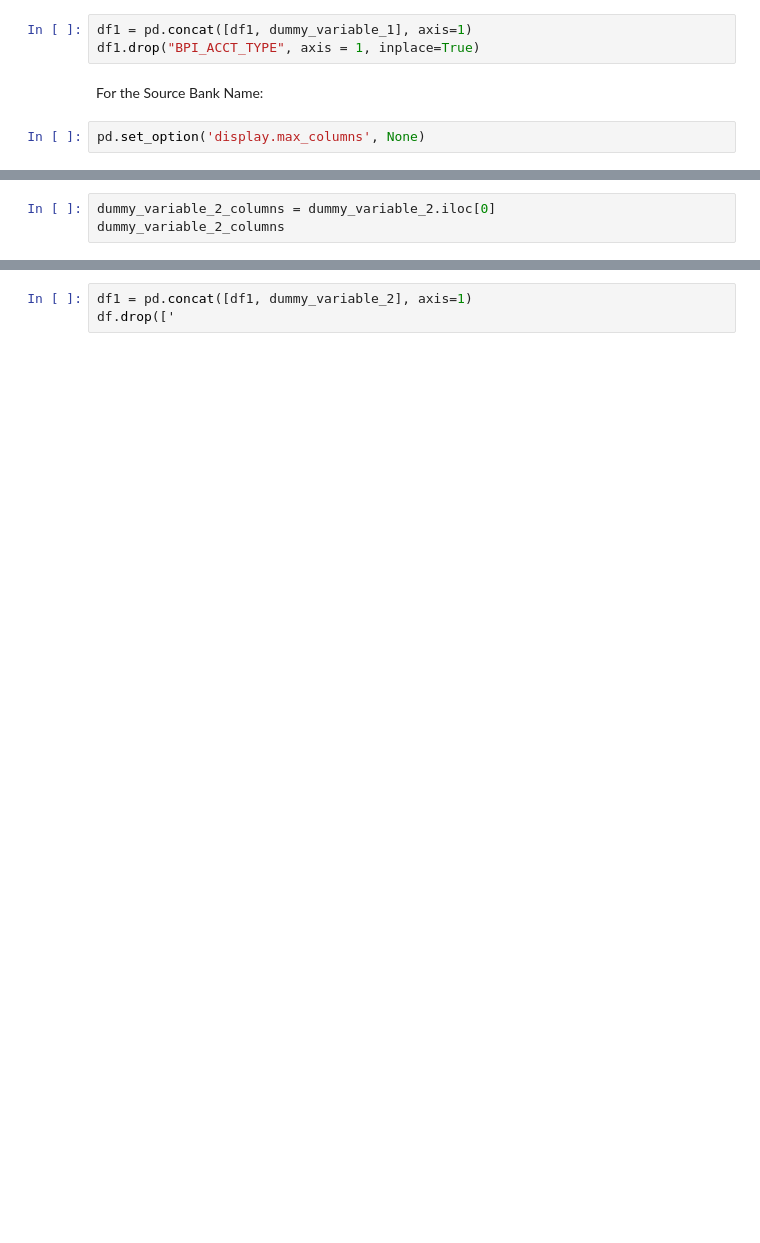
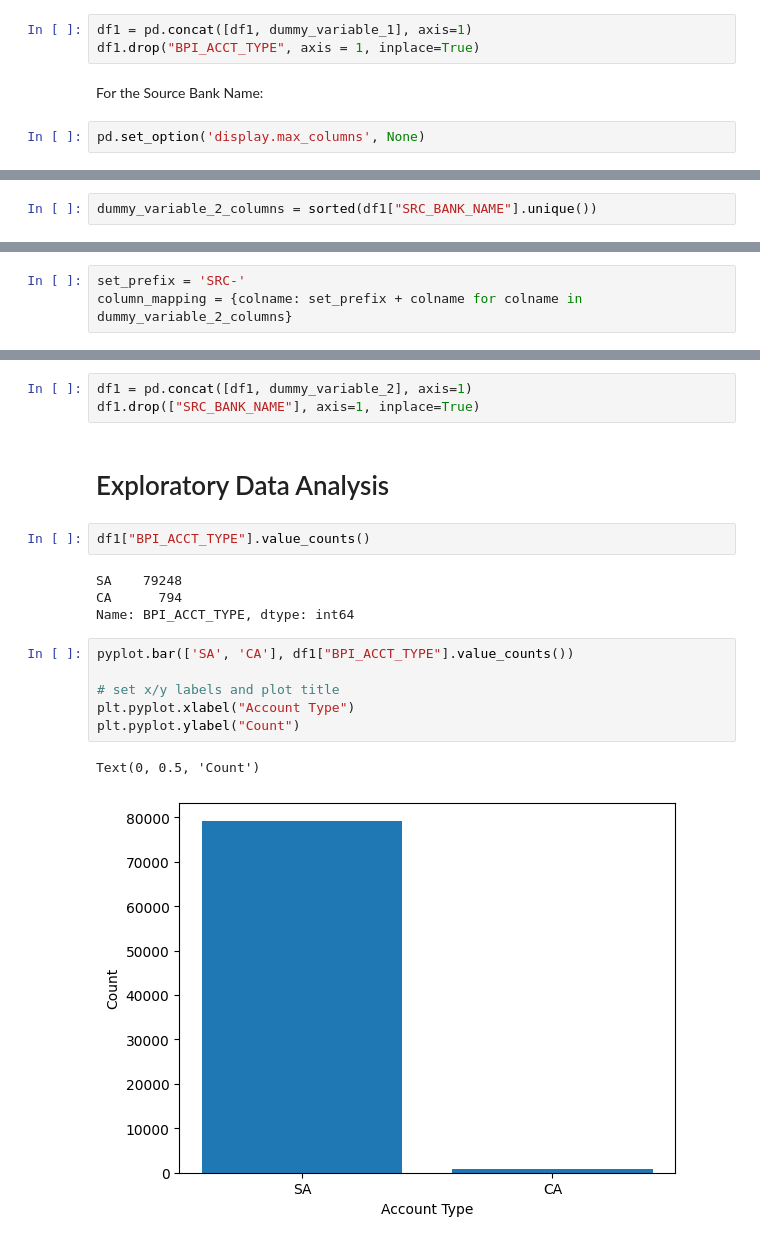
Before and after one commit to omoraisu/PJDSC2023-CarpeDatum, a Jupyter notebook: Pre-Processed Instapay Transactions.ipynb, the cells around one changed output, grey strips where cells are left out. Drawn from its saved outputs; the diff is of its cells as text; blank space fills up the shorter version.

```diff
--- a/Pre-Processed Instapay Transactions.ipynb
+++ b/Pre-Processed Instapay Transactions.ipynb
@@ -193,5 +195,4 @@ dummy_variable_2.head()
 | 3 | 0 | 0 | 0 | 0 | 0 | 0 | 0 | 0 | 0 | 0 | 0 | ... |
 | 4 | 0 | 0 | 0 | 0 | 0 | 0 | 0 | 0 | 0 | 0 | 0 | ... |
 # %%
-dummy_variable_2_columns = dummy_variable_2.iloc[0]
-dummy_variable_2_columns
+dummy_variable_2_columns = sorted(df1["SRC_BANK_NAME"].unique())
@@ -237,3 +199,6 @@ column_mapping = {colname: set_prefix + colname for colname in dummy_variables_2
+# %%
+set_prefix = 'SRC-'
+column_mapping = {colname: set_prefix + colname for colname in dummy_variable_2_columns}
 # %%
 dummy_variable_2.rename(columns=column_mapping, inplace=True)
 dummy_variable_2.head()
@@ -246,4 +211,21 @@ dummy_variable_2.head()
 | 4 | 0 | 0 | 0 | 0 | 0 | 0 | 0 | 0 | ... |
 # %%
 df1 = pd.concat([df1, dummy_variable_2], axis=1)
-df.drop(['
+df1.drop(["SRC_BANK_NAME"], axis=1, inplace=True)
+# %% [markdown]
+# Exploratory Data Analysis
+# %%
+df1["BPI_ACCT_TYPE"].value_counts()
+# %% [output]
+SA    79248
+CA      794
+Name: BPI_ACCT_TYPE, dtype: int64
+# %%
+pyplot.bar(['SA', 'CA'], df1["BPI_ACCT_TYPE"].value_counts())
+
+# set x/y labels and plot title
+plt.pyplot.xlabel("Account Type")
+plt.pyplot.ylabel("Count")
+# %% [output]
+Text(0, 0.5, 'Count')
+[figure, added]
```
Also changed, not shown: parts of 33 cells of this notebook.
